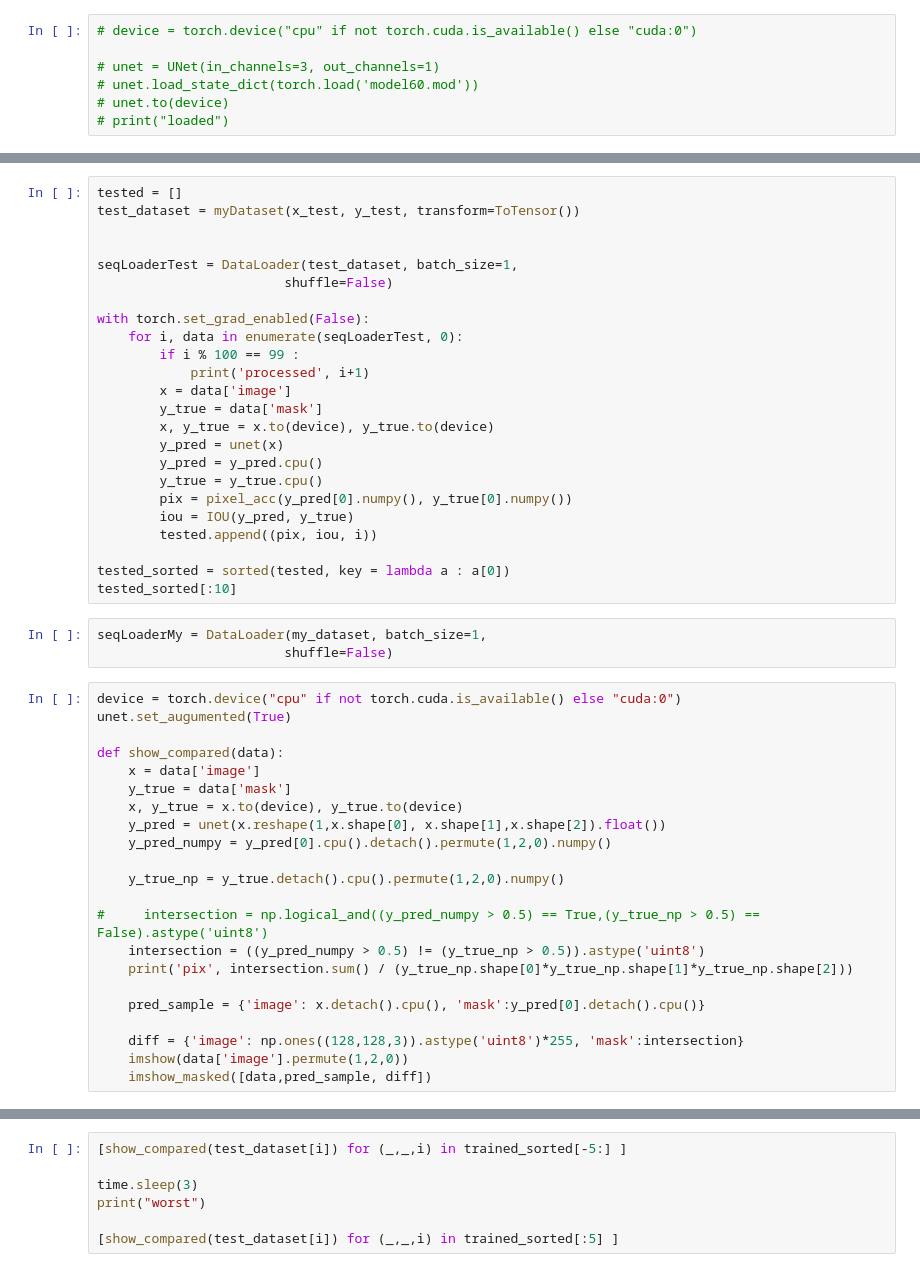
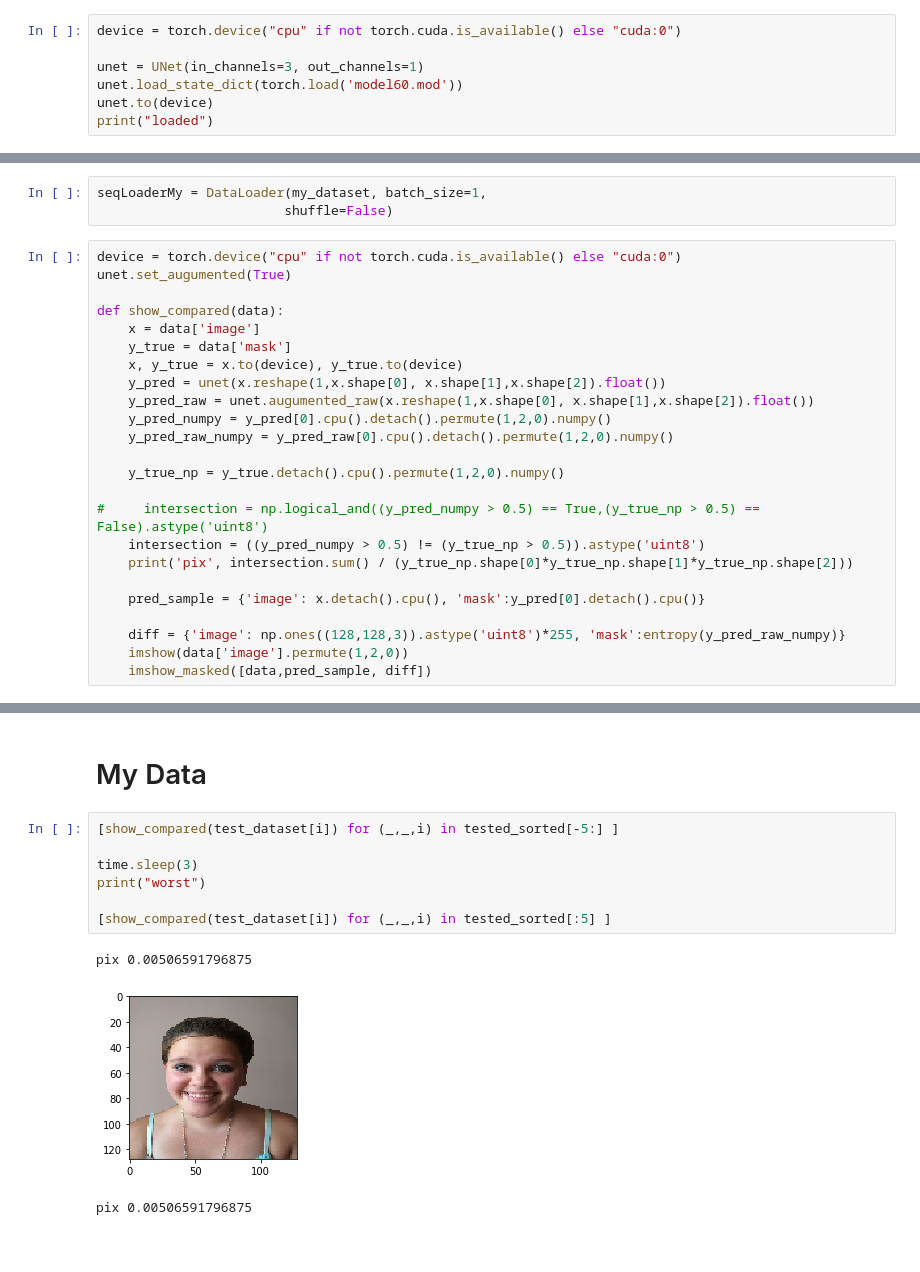
Before and after one commit to kboroszko/NN2, a Jupyter notebook: third_30/third_self_aug_30.ipynb, the cells around one changed output, grey strips where cells are left out. Drawn from its saved outputs; the diff is of its cells as text; blank space fills up the shorter version.

```diff
--- a/third_30/third_self_aug_30.ipynb
+++ b/third_30/third_self_aug_30.ipynb
@@ -593,9 +623,9 @@ savez_compressed('iou_log.npz', np.array(iou_log))
 # %% [markdown]
 # Results
 # %%
-# device = torch.device("cpu" if not torch.cuda.is_available() else "cuda:0")
+device = torch.device("cpu" if not torch.cuda.is_available() else "cuda:0")
 
-# unet = UNet(in_channels=3, out_channels=1)
-# unet.load_state_dict(torch.load('model60.mod'))
-# unet.to(device)
-# print("loaded")
+unet = UNet(in_channels=3, out_channels=1)
+unet.load_state_dict(torch.load('model60.mod'))
+unet.to(device)
+print("loaded")
@@ -629,27 +684,3 @@ trained_sorted[:10]
-# %%
-tested = []
-test_dataset = myDataset(x_test, y_test, transform=ToTensor())
-
-
-seqLoaderTest = DataLoader(test_dataset, batch_size=1,
-                        shuffle=False)
-
-with torch.set_grad_enabled(False):
-    for i, data in enumerate(seqLoaderTest, 0):
-        if i % 100 == 99 :
-            print('processed', i+1)
-        x = data['image']
-        y_true = data['mask']
-        x, y_true = x.to(device), y_true.to(device)
-        y_pred = unet(x)
-        y_pred = y_pred.cpu()
-        y_true = y_true.cpu()
-        pix = pixel_acc(y_pred[0].numpy(), y_true[0].numpy())
-        iou = IOU(y_pred, y_true)
-        tested.append((pix, iou, i))
-
-tested_sorted = sorted(tested, key = lambda a : a[0])
-tested_sorted[:10]
 # %%
 seqLoaderMy = DataLoader(my_dataset, batch_size=1,
                         shuffle=False)
@@ -662,7 +693,9 @@ def show_compared(data):
     y_true = data['mask']
     x, y_true = x.to(device), y_true.to(device)
     y_pred = unet(x.reshape(1,x.shape[0], x.shape[1],x.shape[2]).float())
+    y_pred_raw = unet.augumented_raw(x.reshape(1,x.shape[0], x.shape[1],x.shape[2]).float())
     y_pred_numpy = y_pred[0].cpu().detach().permute(1,2,0).numpy()
+    y_pred_raw_numpy = y_pred_raw[0].cpu().detach().permute(1,2,0).numpy()
 
     y_true_np = y_true.detach().cpu().permute(1,2,0).numpy()
 
@@ -672,6 +705,6 @@ def show_compared(data):
 
     pred_sample = {'image': x.detach().cpu(), 'mask':y_pred[0].detach().cpu()}
 
-    diff = {'image': np.ones((128,128,3)).astype('uint8')*255, 'mask':intersection}
+    diff = {'image': np.ones((128,128,3)).astype('uint8')*255, 'mask':entropy(y_pred_raw_numpy)}
     imshow(data['image'].permute(1,2,0))
     imshow_masked([data,pred_sample, diff])
@@ -682,7 +717,13 @@ trained_sorted[:10]
+# %% [markdown]
+# My Data
 # %%
-[show_compared(test_dataset[i]) for (_,_,i) in trained_sorted[-5:] ]
+[show_compared(test_dataset[i]) for (_,_,i) in tested_sorted[-5:] ]
 
 time.sleep(3)
 print("worst")
 
-[show_compared(test_dataset[i]) for (_,_,i) in trained_sorted[:5] ]
+[show_compared(test_dataset[i]) for (_,_,i) in tested_sorted[:5] ]
+# %% [output]
+pix 0.00506591796875
+[figure, added]
+pix 0.00506591796875
```
Also changed, not shown: parts of 11 cells of this notebook, 8 other files.
